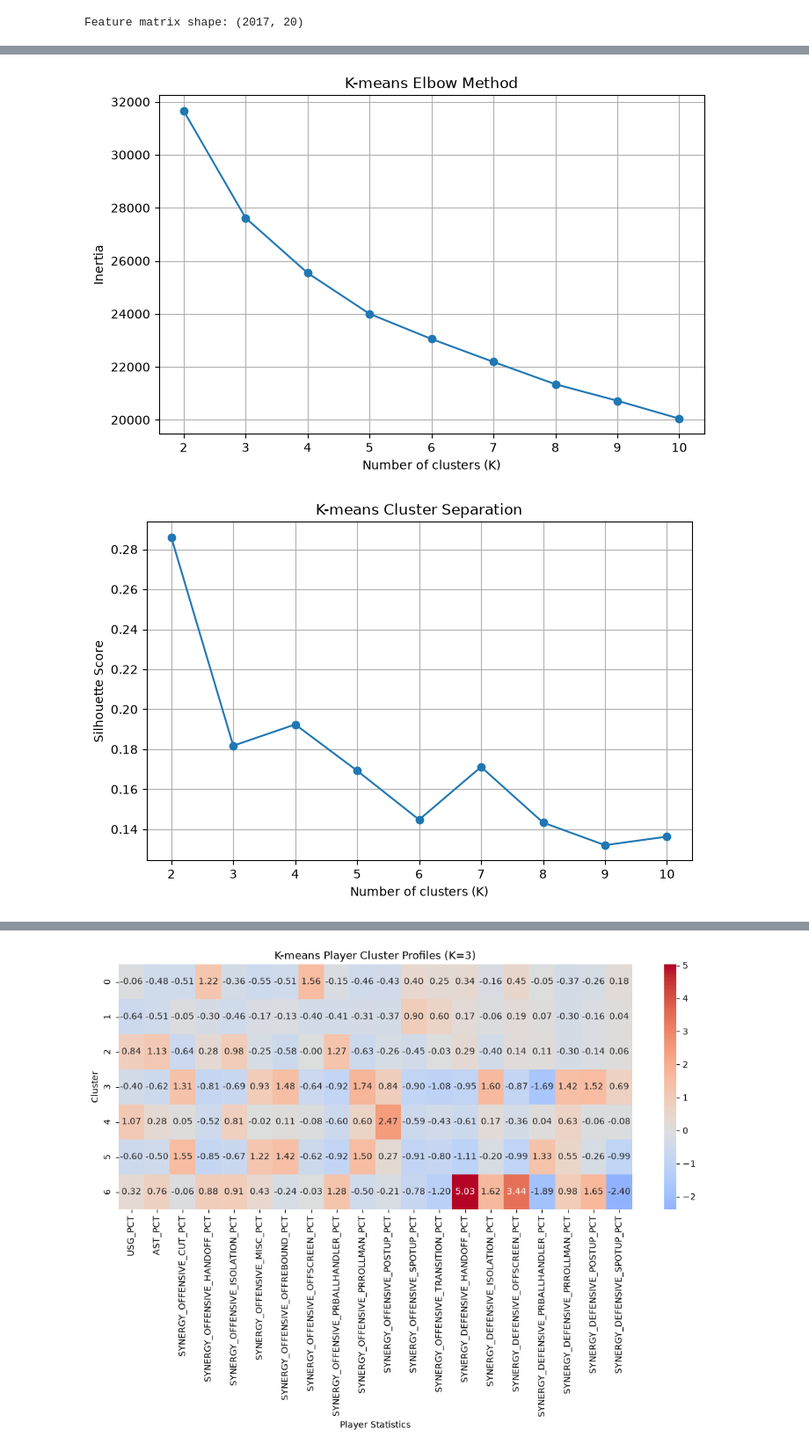
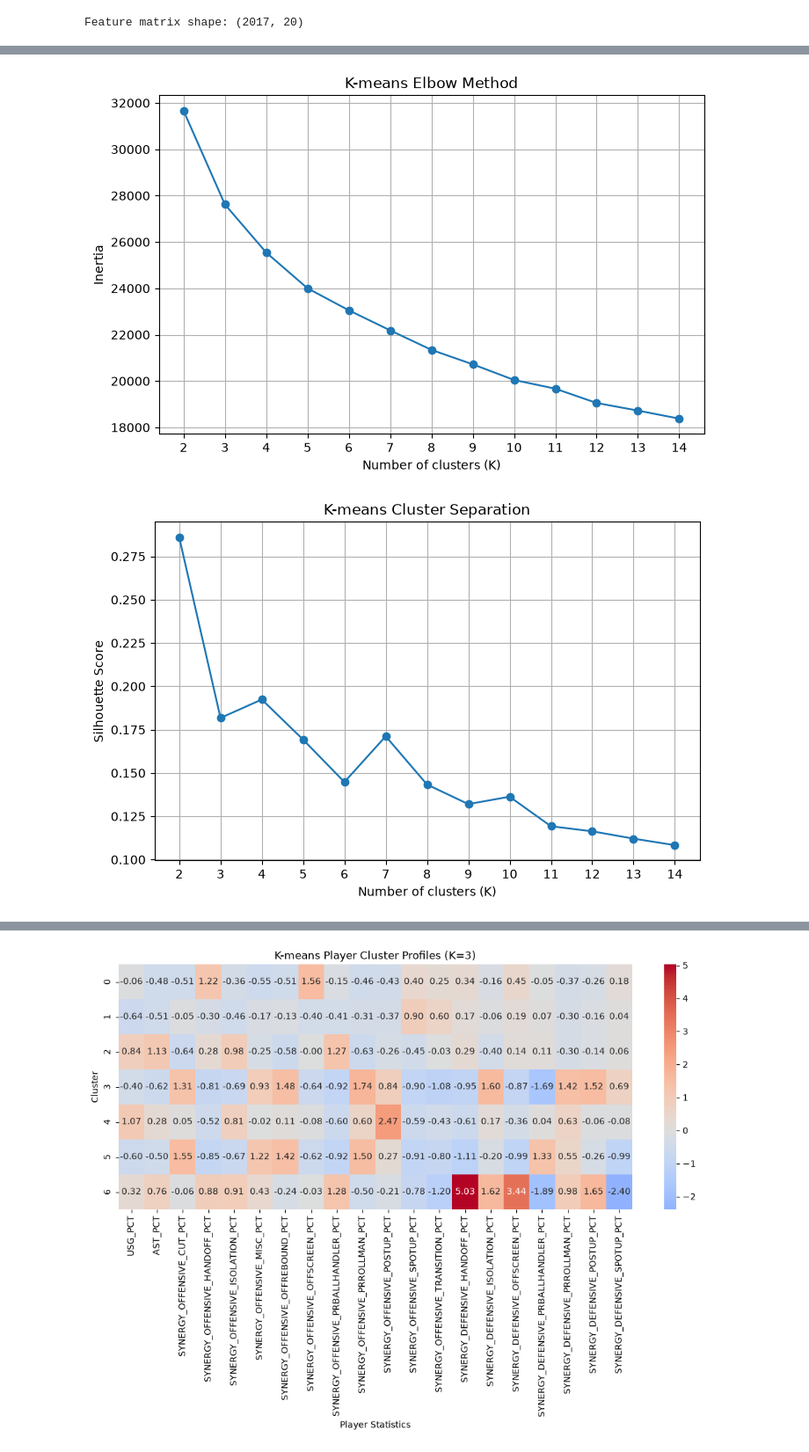
Before and after one commit to SNORLAX7355/eclipse_nba_chemistry, a Jupyter notebook: DEwithplaystyles.ipynb, the cells around one changed output, grey strips where cells are left out. Shown at 88% size. Saved outputs shown, nothing was run; the diff lists cells and outputs as text; code cells hidden in the pictures.

```diff
--- a/DEwithplaystyles.ipynb
+++ b/DEwithplaystyles.ipynb
@@ -389,7 +389,7 @@ Feature matrix shape: (2017, 20)
 # %%
 results = []
 
-for k in range(2, 11):
+for k in range(2, 15):
     model = KMeans(
         n_clusters=k,
         random_state=42,
@@ -430,28 +434,28 @@ plt.plot(
 plt.xlabel("Number of clusters (K)")
 plt.ylabel("Inertia")
 plt.title("K-means Elbow Method")
-plt.xticks(range(2, 11))
+plt.xticks(range(2, 15))
 plt.grid(True)
 plt.show()
 # %% [output]
-[figure, old version]
+[figure, new version]
 # %%
 plt.figure(figsize=(8, 5))
 
 plt.plot(
     cluster_evaluation["k"],
     cluster_evaluation["silhouette"],
     marker="o",
 )
 
 plt.xlabel("Number of clusters (K)")
 plt.ylabel("Silhouette Score")
 plt.title("K-means Cluster Separation")
-plt.xticks(range(2, 11))
+plt.xticks(range(2, 15))
 plt.grid(True)
 plt.show()
 # %% [output]
-[figure, old version]
+[figure, new version]
 # %%
 kmeans = KMeans(
     n_clusters=7,
```
Also changed, not shown: parts of 2 cells of this notebook.
